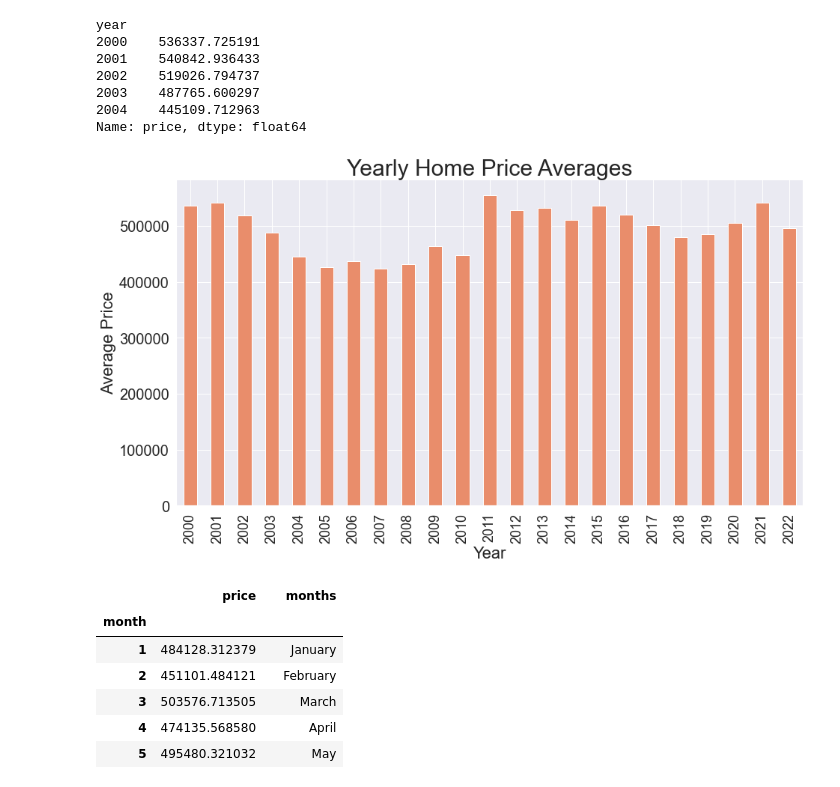
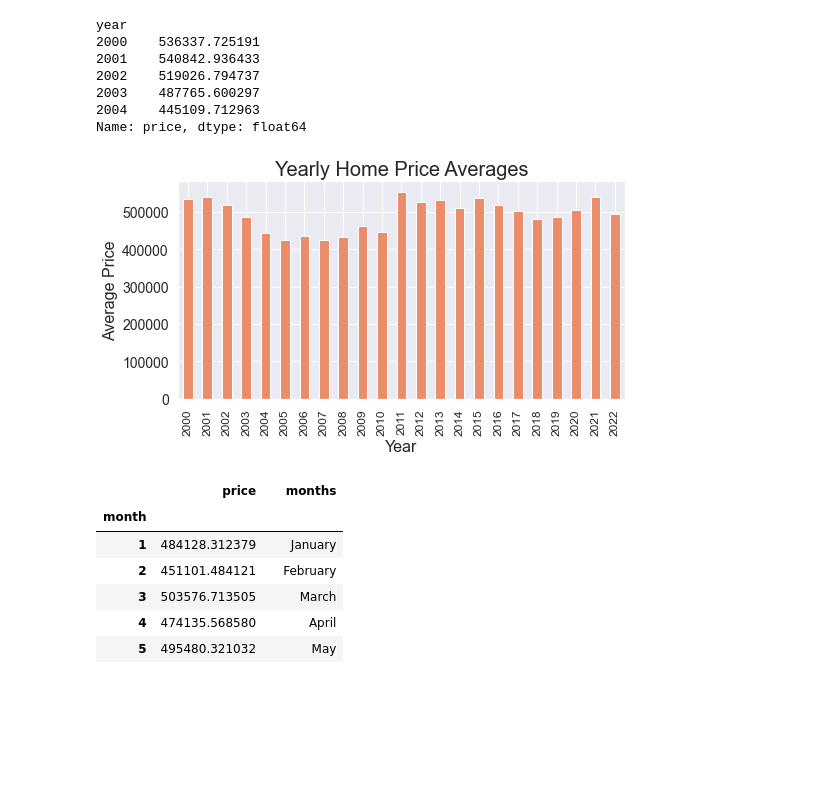
Before and after one commit to Chlo-Sko/Listing-Price-Predictor, a Jupyter notebook: listing-price-predictor.ipynb, the cells around one changed output. Saved outputs shown, nothing was run; the diff lists cells and outputs as text; code cells hidden in the pictures; blank space fills up the shorter version.

```diff
--- a/listing-price-predictor.ipynb
+++ b/listing-price-predictor.ipynb
@@ -167,15 +167,15 @@ year
 2004    445109.712963
 Name: price, dtype: float64
 # %%
-df_yearly_averages.plot(kind="bar", figsize=(10,6))
+df_yearly_averages.plot(kind="bar", figsize=(8,4))
 
-plt.title("Yearly Home Price Averages", fontsize=30)
-plt.xticks(fontsize = 18)
-plt.yticks(fontsize = 20)
-plt.xlabel("Year", fontsize=22)
-plt.ylabel("Average Price", fontsize = 22);
+plt.title("Yearly Home Price Averages", fontsize=20)
+plt.xticks(fontsize = 12)
+plt.yticks(fontsize = 14)
+plt.xlabel("Year", fontsize=16)
+plt.ylabel("Average Price", fontsize = 16);
 # %% [output]
-[figure, old version]
+[figure, new version]
 # %%
 df_monthly_averages = df.groupby(['month'])['price'].mean()
 # %%
```
Also changed, not shown: parts of 3 cells of this notebook.
